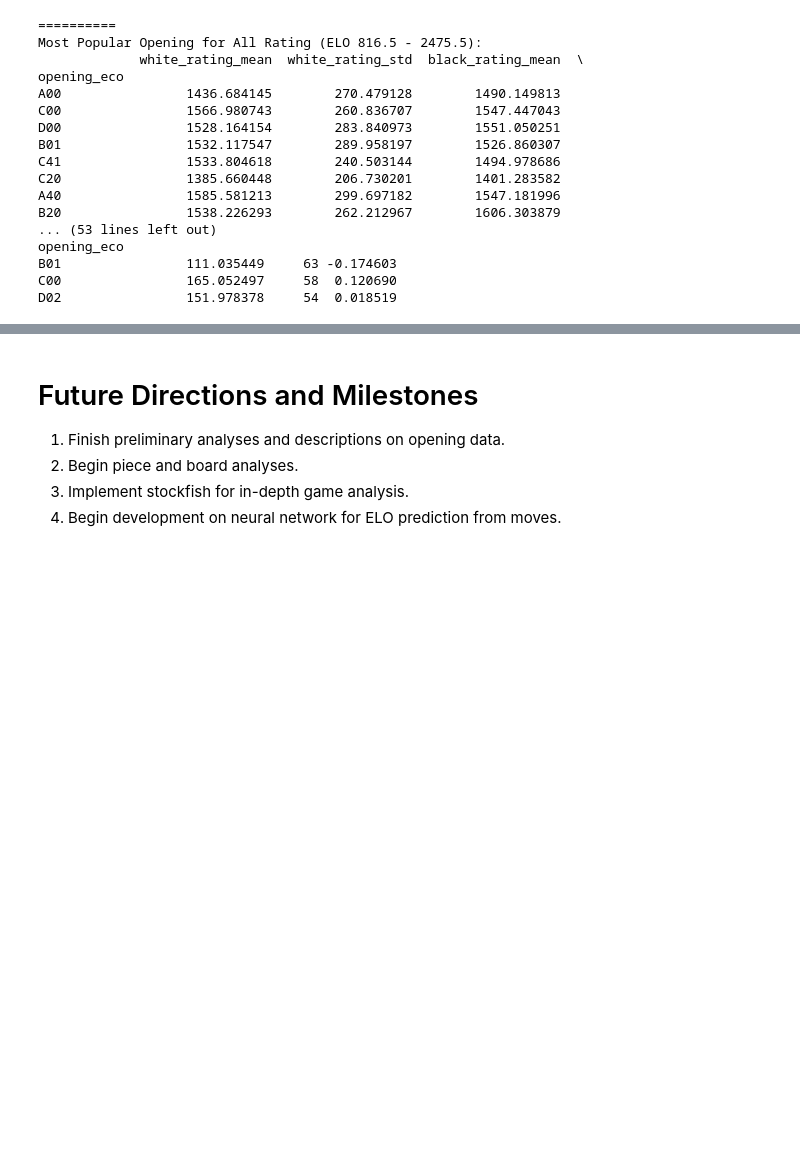
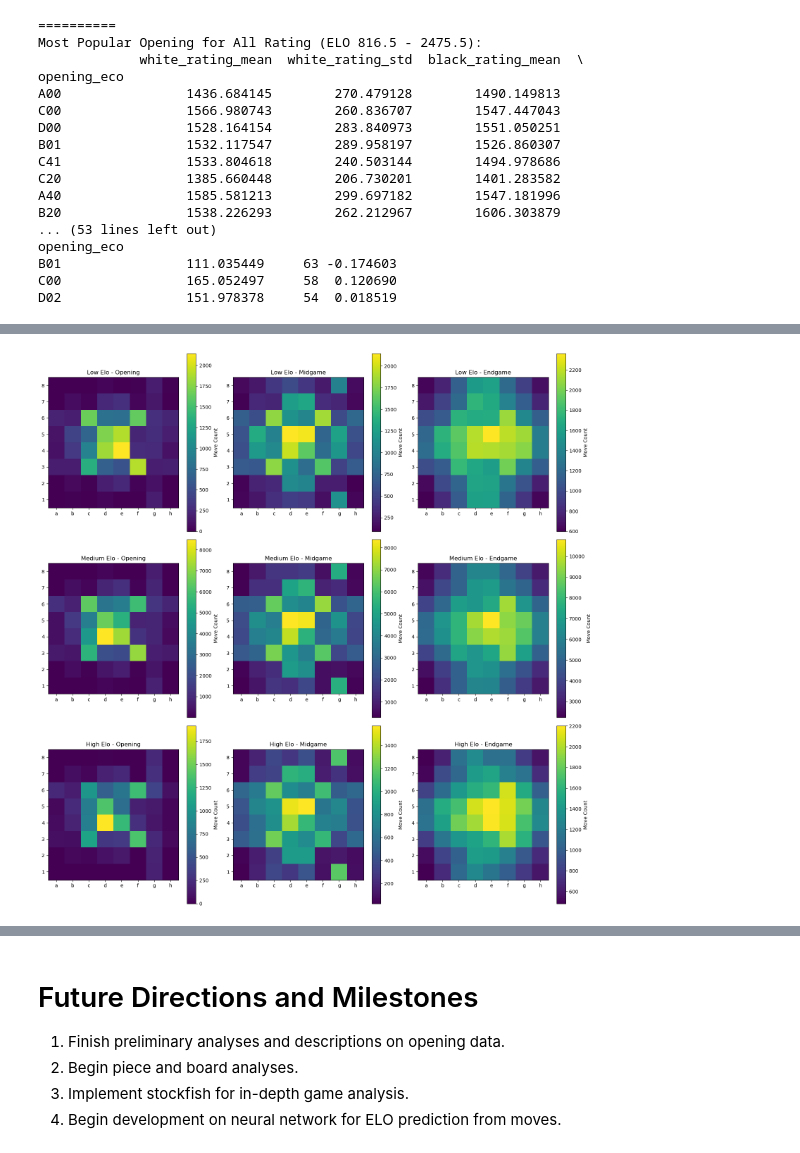
Before and after one commit to T-hawk/chess-ds-final, a Jupyter notebook: milestone.ipynb, the cells around one changed output, grey strips where cells are left out. Cells and saved outputs as stored; diff of their text form; code cells hidden in the pictures; blank space fills up the shorter version.

```diff
--- a/milestone.ipynb
+++ b/milestone.ipynb
@@ -377,0 +380,51 @@ plt.show()
+# %%
+# Elo buckets and game phases
+buckets = ["low", "medium", "high"]
+phases = ["Opening", "Midgame", "Endgame"]
+
+# Store heatmaps for each bucket
+all_heatmaps = {}
+
+for bucket in buckets:
+    opening_heatmap = np.zeros((8, 8))
+    mid_game_heatmap = np.zeros((8, 8))
+    end_game_heatmap = np.zeros((8, 8))
+
+    bucket_games = board_chess_games[board_chess_games["rating_bucket"] == bucket]
+
+    for moves in bucket_games["moves"]:
+        board = chess.Board()
+
+        opening = moves[:10]
+        mid_game = moves[10:30]
+        end_game = moves[30:]
+
+        iterate_heatmap_from_moves(opening, board, opening_heatmap)
+        iterate_heatmap_from_moves(mid_game, board, mid_game_heatmap)
+        iterate_heatmap_from_moves(end_game, board, end_game_heatmap)
+
+    all_heatmaps[bucket] = [opening_heatmap, mid_game_heatmap, end_game_heatmap]
+
+# Plot 3x3 grid
+fig, axes = plt.subplots(3, 3, figsize=(16, 16))
+
+for row, bucket in enumerate(buckets):
+    for col, phase in enumerate(phases):
+        ax = axes[row, col]
+        data = all_heatmaps[bucket][col]
+
+        im = ax.imshow(data)
+
+        ax.set_xticks(range(8))
+        ax.set_xticklabels(['a','b','c','d','e','f','g','h'])
+        ax.set_yticks(range(8))
+        ax.set_yticklabels(['8','7','6','5','4','3','2','1'])
+
+        ax.set_title(f"{bucket.capitalize()} Elo - {phase}")
+
+        plt.colorbar(im, ax=ax, label="Move Count")
+
+plt.tight_layout()
+plt.show()
+# %% [output]
+[figure, added]
```
Also changed, not shown: parts of 17 cells of this notebook.
